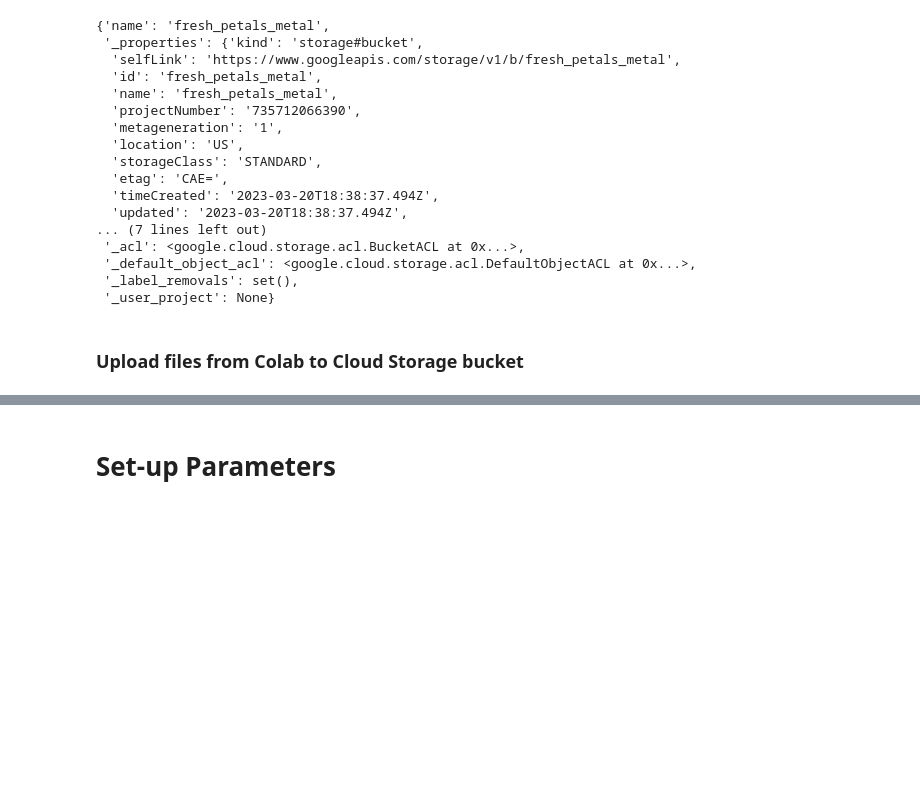
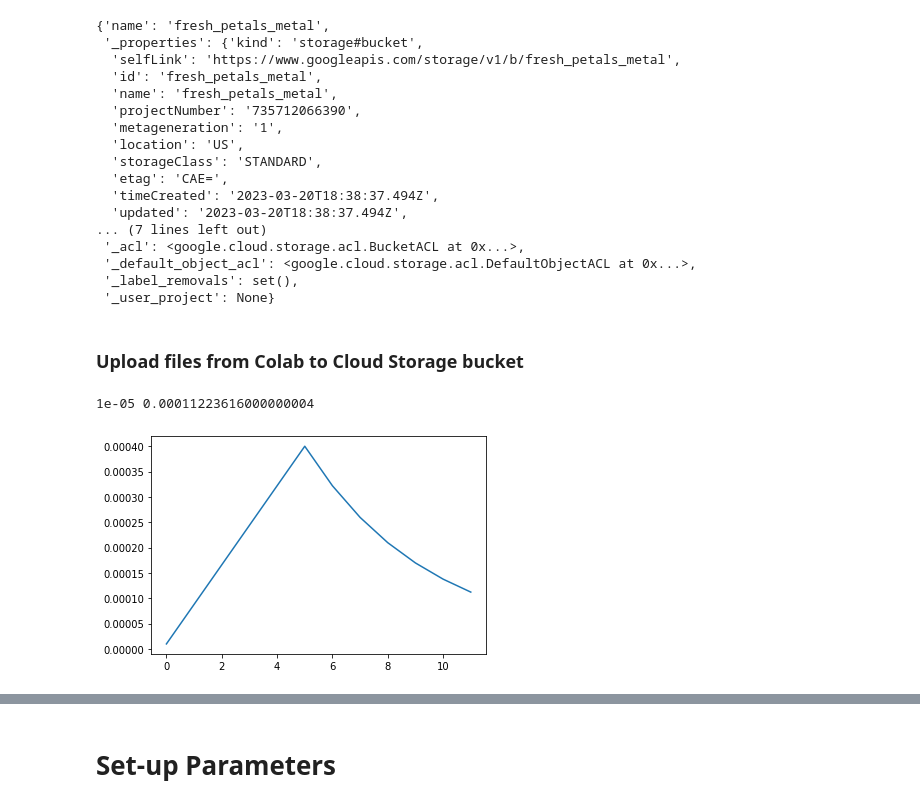
Before and after one commit to Mabus00/Jupyter-Notebook, a Jupyter notebook: Petals.ipynb, the cells around one changed output, grey strips where cells are left out. Saved outputs shown, nothing was run; the diff lists cells and outputs as text; code cells hidden in the pictures; blank space fills up the shorter version.

```diff
--- a/Petals.ipynb
+++ b/Petals.ipynb
@@ -140,3 +142,82 @@ vars(bucket)
  '_user_project': None}
 # %% [markdown]
 ### Upload files from Colab to Cloud Storage bucket
+# %%
+EPOCHS = 12
+IMAGE_SIZE = [331, 331]
+
+FLOWERS_DATASETS = { # available image sizes
+    192: 'gs://fresh_petals_metal/tfrecords-jpeg-192x192-2/*.tfrec',
+    224: 'gs://fresh_petals_metal/tfrecords-jpeg-224x224/*.tfrec',
+    331: 'gs://fresh_petals_metal/tfrecords-jpeg-331x331/*.tfrec',
+    512: 'gs://fresh_petals_metal/tfrecords-jpeg-512x512/*.tfrec'
+}
+CLASSES = ['daisy', 'dandelion', 'roses', 'sunflowers', 'tulips'] # do not change, maps to the labels in the data (folder names)
+assert IMAGE_SIZE[0] == IMAGE_SIZE[1], "only square images are supported"
+assert IMAGE_SIZE[0] in FLOWERS_DATASETS, "this image size is not supported"
+
+
+# mixed precision
+# On TPU, bfloat16/float32 mixed precision is automatically used in TPU computations.
+# Enabling it in Keras also stores relevant variables in bfloat16 format (memory optimization).
+# On GPU, specifically V100, mixed precision must be enabled for hardware TensorCores to be used.
+# XLA compilation must be enabled for this to work. (On TPU, XLA compilation is the default)
+MIXED_PRECISION = False
+if MIXED_PRECISION:
+    if tpu:
+        policy = tf.keras.mixed_precision.Policy('mixed_bfloat16')
+    else: #
+        policy = tf.keras.mixed_precision.Policy('mixed_float16')
+        tf.config.optimizer.set_jit(True) # XLA compilation
+    tf.keras.mixed_precision.set_global_policy(policy)
+    print('Mixed precision enabled')
+
+# batch and learning rate settings
+if tpu_strategy.num_replicas_in_sync == 8: # TPU or 8xGPU
+    BATCH_SIZE = 16 * tpu_strategy.num_replicas_in_sync
+    VALIDATION_BATCH_SIZE = 16 * tpu_strategy.num_replicas_in_sync
+    start_lr = 0.00001
+    min_lr = 0.00001
+    max_lr = 0.00005 * tpu_strategy.num_replicas_in_sync
+    rampup_epochs = 5
+    sustain_epochs = 0
+    exp_decay = .8
+elif tpu_strategy.num_replicas_in_sync == 1: # single GPU
+    BATCH_SIZE = 16
+    VALIDATION_BATCH_SIZE = 16
+    start_lr = 0.00001
+    min_lr = 0.00001
+    max_lr = 0.0002
+    rampup_epochs = 5
+    sustain_epochs = 0
+    exp_decay = .8
+else: # TPU pod
+    BATCH_SIZE = 8 * tpu_strategy.num_replicas_in_sync
+    VALIDATION_BATCH_SIZE = 8 * tpu_strategy.num_replicas_in_sync
+    start_lr = 0.00001
+    min_lr = 0.00001
+    max_lr = 0.00002 * tpu_strategy.num_replicas_in_sync
+    rampup_epochs = 7
+    sustain_epochs = 0
+    exp_decay = .8
+
+def lrfn(epoch):
+    def lr(epoch, start_lr, min_lr, max_lr, rampup_epochs, sustain_epochs, exp_decay):
+        if epoch < rampup_epochs:
+            lr = (max_lr - start_lr)/rampup_epochs * epoch + start_lr
+        elif epoch < rampup_epochs + sustain_epochs:
+            lr = max_lr
+        else:
+            lr = (max_lr - min_lr) * exp_decay**(epoch-rampup_epochs-sustain_epochs) + min_lr
+        return lr
+    return lr(epoch, start_lr, min_lr, max_lr, rampup_epochs, sustain_epochs, exp_decay)
+
+lr_callback = tf.keras.callbacks.LearningRateScheduler(lambda epoch: lrfn(epoch), verbose=True)
+
+rng = [i for i in range(EPOCHS)]
+y = [lrfn(x) for x in rng]
+plt.plot(rng, [lrfn(x) for x in rng])
+print(y[0], y[-1])
+# %% [output]
+1e-05 0.00011223616000000004
+[figure, added]
```
Also changed, not shown: parts of 12 cells of this notebook.
